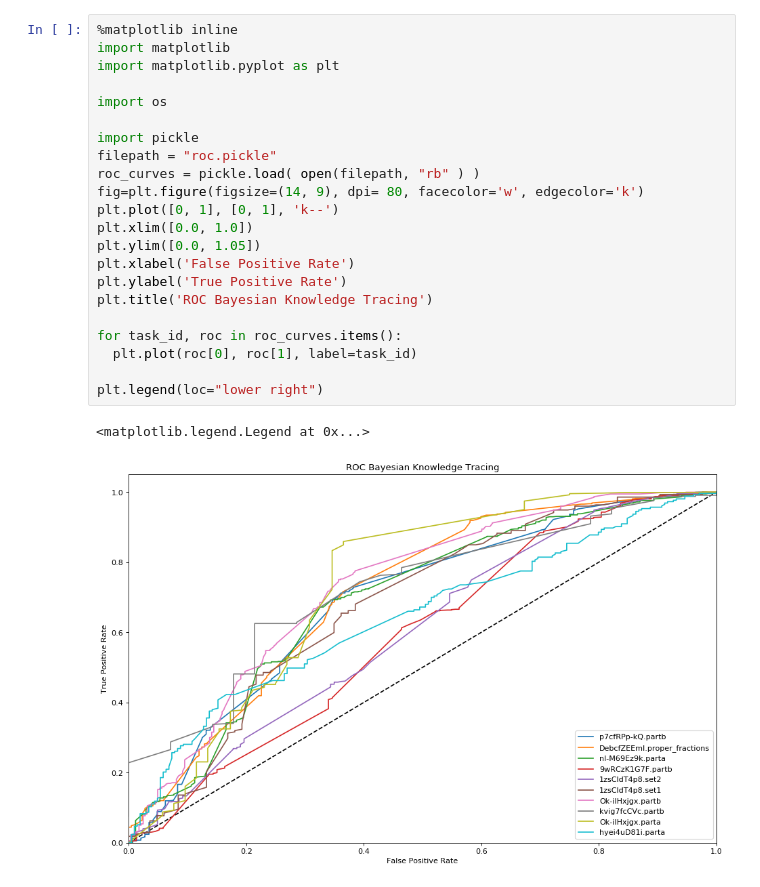
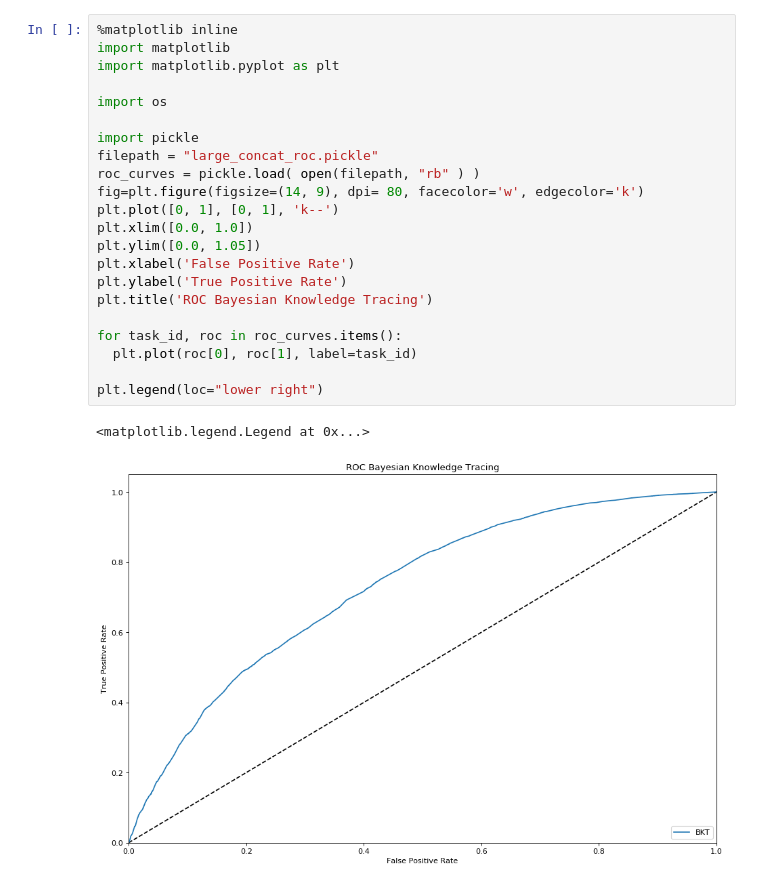
Before and after one commit to skilgoreT/csci5922, a Jupyter notebook: hw/final/roc_plot.ipynb, the cells around one changed output. Saved outputs shown, nothing was run; the diff lists cells and outputs as text.

```diff
--- a/hw/final/roc_plot.ipynb
+++ b/hw/final/roc_plot.ipynb
@@ -1,25 +1,25 @@
 # %%
 %matplotlib inline
 import matplotlib
 import matplotlib.pyplot as plt
 
 import os
 
 import pickle
-filepath = "roc.pickle"
+filepath = "large_concat_roc.pickle"
 roc_curves = pickle.load( open(filepath, "rb" ) )
 fig=plt.figure(figsize=(14, 9), dpi= 80, facecolor='w', edgecolor='k')
 plt.plot([0, 1], [0, 1], 'k--')
 plt.xlim([0.0, 1.0])
 plt.ylim([0.0, 1.05])
 plt.xlabel('False Positive Rate')
 plt.ylabel('True Positive Rate')
 plt.title('ROC Bayesian Knowledge Tracing')
 
 for task_id, roc in roc_curves.items():
   plt.plot(roc[0], roc[1], label=task_id)
 
 plt.legend(loc="lower right")
 # %% [output]
 <matplotlib.legend.Legend at 0x...>
-[figure, old version]
+[figure, new version]
```
Also changed, not shown: 5 other files.
